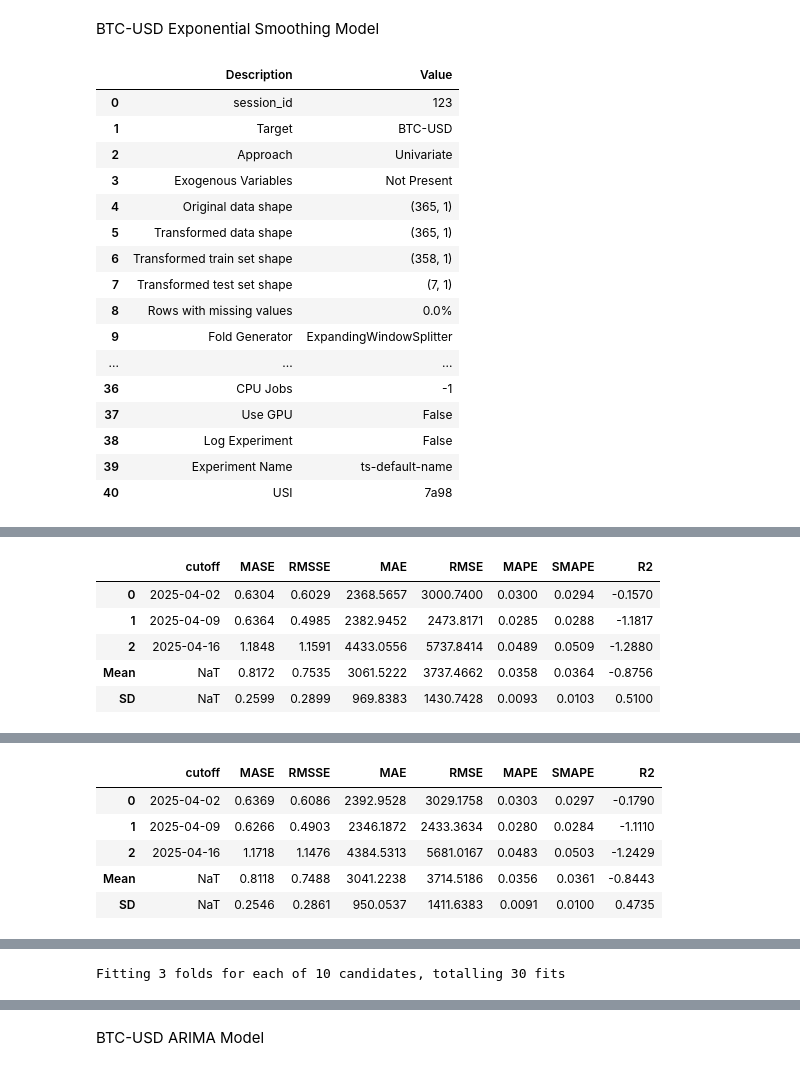
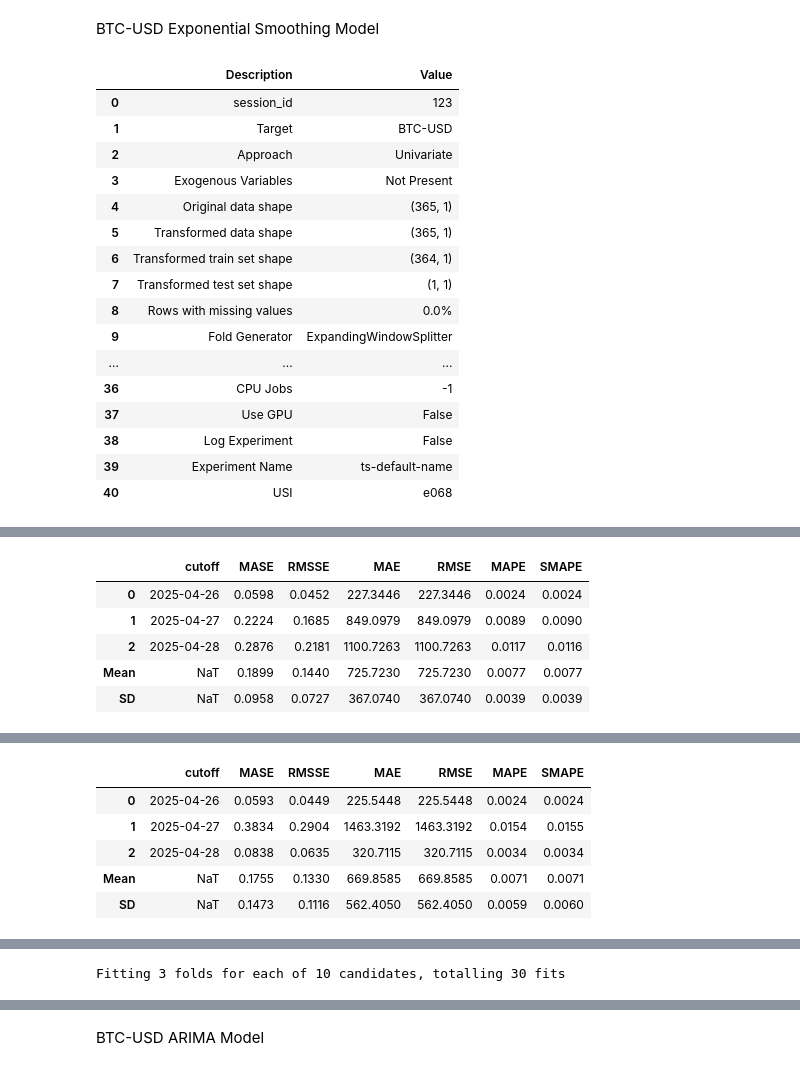
Before and after one commit to gedghill/AE2, a Jupyter notebook: arima_prophet_forecast.ipynb, the cells around one changed output, grey strips where cells are left out. Saved outputs shown, nothing was run; the diff lists cells and outputs as text; code cells hidden in the pictures.

```diff
--- a/arima_prophet_forecast.ipynb
+++ b/arima_prophet_forecast.ipynb
@@ -128,51 +119,51 @@ BTC-USD Exponential Smoothing Model
 # Set up PyCaret environment
 s = setup(data=btc,
           target = 'BTC-USD',
           #transform_target='log',
-          fh=7,  # Forecast horizon
+          fh=1,  # Forecast horizon
           session_id=123,
           fold_strategy='expanding',
           seasonal_period='D',
           #fold_spans="adaptive",
           numeric_imputation_target = 'drift')
 
 exp = create_model('exp_smooth')
 tuned_exp = tune_model(exp)
 final_exp = finalize_model(tuned_exp)
 exp_prediction = predict_model(final_exp)
 # %% [output]
 |  | Description | Value |
 | 0 | session_id | 123 |
 | 1 | Target | BTC-USD |
 | 2 | Approach | Univariate |
 | 3 | Exogenous Variables | Not Present |
 | 4 | Original data shape | (365, 1) |
 | 5 | Transformed data shape | (365, 1) |
-| 6 | Transformed train set shape | (358, 1) |
-| 7 | Transformed test set shape | (7, 1) |
+| 6 | Transformed train set shape | (364, 1) |
+| 7 | Transformed test set shape | (1, 1) |
 | 8 | Rows with missing values | 0.0% |
 | 9 | Fold Generator | ExpandingWindowSplitter |
 | ... | ... | ... |
 | 36 | CPU Jobs | -1 |
 | 37 | Use GPU | False |
 | 38 | Log Experiment | False |
 | 39 | Experiment Name | ts-default-name |
-| 40 | USI | 7a98 |
+| 40 | USI | e068 |
 [interactive output not drawn]
-|  | cutoff | MASE | RMSSE | MAE | RMSE | MAPE | SMAPE | R2 |
-| 0 | 2025-04-02 | 0.6304 | 0.6029 | 2368.5657 | 3000.7400 | 0.0300 | 0.0294 | -0.1570 |
-| 1 | 2025-04-09 | 0.6364 | 0.4985 | 2382.9452 | 2473.8171 | 0.0285 | 0.0288 | -1.1817 |
-| 2 | 2025-04-16 | 1.1848 | 1.1591 | 4433.0556 | 5737.8414 | 0.0489 | 0.0509 | -1.2880 |
-| Mean | NaT | 0.8172 | 0.7535 | 3061.5222 | 3737.4662 | 0.0358 | 0.0364 | -0.8756 |
-| SD | NaT | 0.2599 | 0.2899 | 969.8383 | 1430.7428 | 0.0093 | 0.0103 | 0.5100 |
+|  | cutoff | MASE | RMSSE | MAE | RMSE | MAPE | SMAPE |
+| 0 | 2025-04-26 | 0.0598 | 0.0452 | 227.3446 | 227.3446 | 0.0024 | 0.0024 |
+| 1 | 2025-04-27 | 0.2224 | 0.1685 | 849.0979 | 849.0979 | 0.0089 | 0.0090 |
+| 2 | 2025-04-28 | 0.2876 | 0.2181 | 1100.7263 | 1100.7263 | 0.0117 | 0.0116 |
+| Mean | NaT | 0.1899 | 0.1440 | 725.7230 | 725.7230 | 0.0077 | 0.0077 |
+| SD | NaT | 0.0958 | 0.0727 | 367.0740 | 367.0740 | 0.0039 | 0.0039 |
 [interactive output not drawn]
 [interactive output not drawn]
-|  | cutoff | MASE | RMSSE | MAE | RMSE | MAPE | SMAPE | R2 |
-| 0 | 2025-04-02 | 0.6369 | 0.6086 | 2392.9528 | 3029.1758 | 0.0303 | 0.0297 | -0.1790 |
-| 1 | 2025-04-09 | 0.6266 | 0.4903 | 2346.1872 | 2433.3634 | 0.0280 | 0.0284 | -1.1110 |
-| 2 | 2025-04-16 | 1.1718 | 1.1476 | 4384.5313 | 5681.0167 | 0.0483 | 0.0503 | -1.2429 |
-| Mean | NaT | 0.8118 | 0.7488 | 3041.2238 | 3714.5186 | 0.0356 | 0.0361 | -0.8443 |
-| SD | NaT | 0.2546 | 0.2861 | 950.0537 | 1411.6383 | 0.0091 | 0.0100 | 0.4735 |
+|  | cutoff | MASE | RMSSE | MAE | RMSE | MAPE | SMAPE |
+| 0 | 2025-04-26 | 0.0593 | 0.0449 | 225.5448 | 225.5448 | 0.0024 | 0.0024 |
+| 1 | 2025-04-27 | 0.3834 | 0.2904 | 1463.3192 | 1463.3192 | 0.0154 | 0.0155 |
+| 2 | 2025-04-28 | 0.0838 | 0.0635 | 320.7115 | 320.7115 | 0.0034 | 0.0034 |
+| Mean | NaT | 0.1755 | 0.1330 | 669.8585 | 669.8585 | 0.0071 | 0.0071 |
+| SD | NaT | 0.1473 | 0.1116 | 562.4050 | 562.4050 | 0.0059 | 0.0060 |
 [interactive output not drawn]
 Fitting 3 folds for each of 10 candidates, totalling 30 fits
 [Parallel(n_jobs=-1)]: Using backend LokyBackend with 8 concurrent workers.
```
Also changed, not shown: parts of 17 cells of this notebook, 6 other files.
